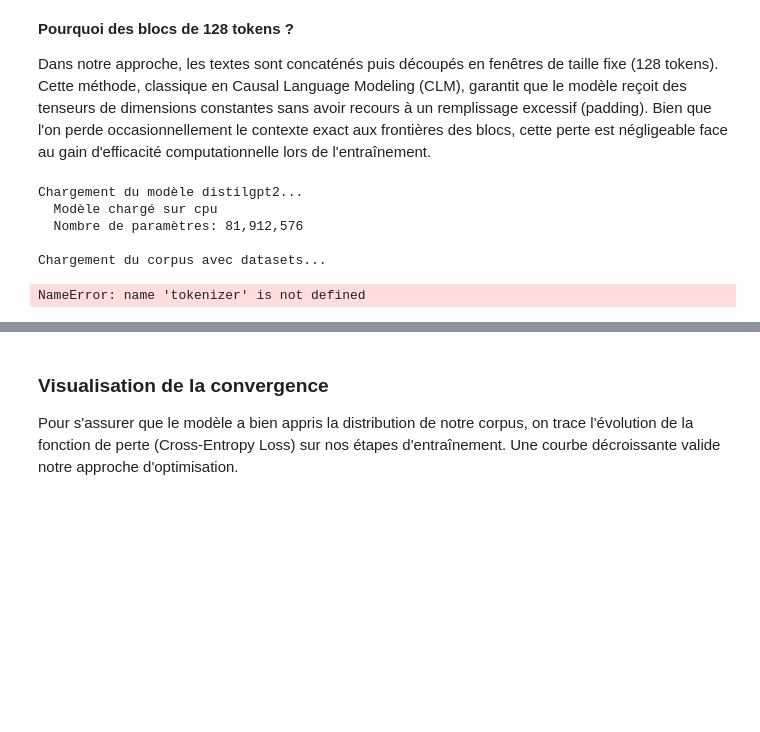
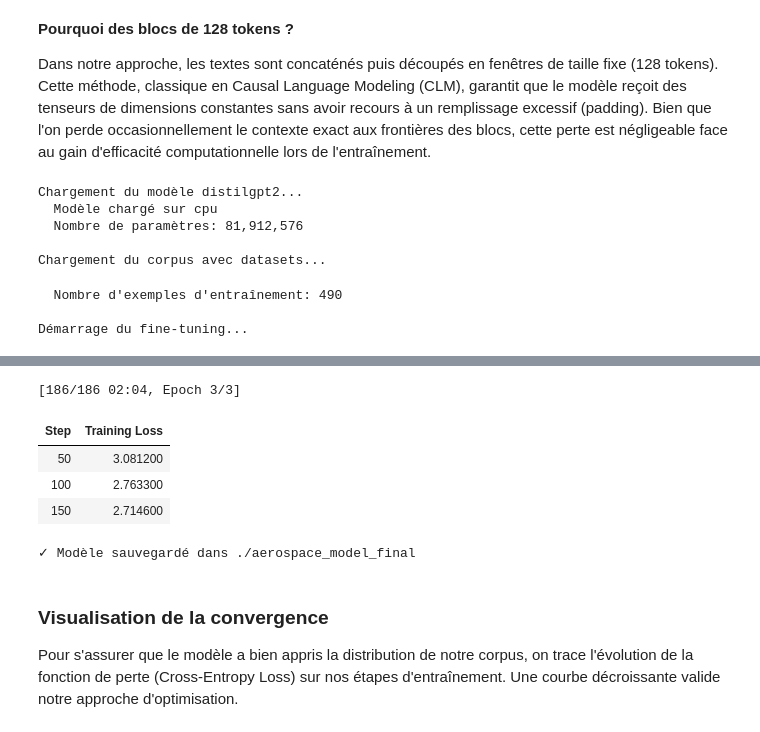
Before and after one commit to Fabichon/Portfolio-IA, a Jupyter notebook: FineTunning.ipynb, the cells around one changed output, grey strips where cells are left out. Saved outputs shown, nothing was run; the diff lists cells and outputs as text; code cells hidden in the pictures; blank space fills up the shorter version.

Commit message:
Fix: Correction complète de FineTunning.ipynb (Wikipedia HTTPS, User-Agent, et NameError multiprocessing)

```diff
--- a/FineTunning.ipynb
+++ b/FineTunning.ipynb
@@ -67,8 +67,9 @@ import wikipedia
 import re
 import os
 
-# Fix: Configuration d'un User-Agent pour éviter l'erreur 403 de Wikipedia
-wikipedia.set_user_agent("Portfolio-IA-Bot/1.0 (Portfolio Project; frankdanielou@gmail.com)")
+# Fix: Configuration d'un User-Agent et passage en HTTPS pour éviter les erreurs 403/Redirect
+wikipedia.set_user_agent("Portfolio-IA-Bot/1.0 (frankdanielou@gmail.com)")
+wikipedia.wikipedia.API_URL = "https://en.wikipedia.org/w/api.php"
 
 # Fix: Éviter le crash du kernel à cause de libiomp5md.dll
 os.environ["KMP_DUPLICATE_LIB_OK"] = "TRUE"
@@ -242,18 +243,19 @@ raw_datasets = load_dataset('text', data_files={'train': 'aerospace_corpus.txt'}
 # Le corpus est découpé en blocs de 128 tokens pour l'entraînement
 block_size = 128
 
-def tokenize_function(examples):
+def tokenize_function(examples, tokenizer):
     return tokenizer(examples["text"], truncation=True)
 
 # Tokenization du corpus
 tokenized_datasets = raw_datasets.map(
     tokenize_function,
     batched=True,
-    num_proc=4, # Utiliser plusieurs processus pour accélérer la tokenization
+    fn_kwargs={"tokenizer": tokenizer},
+    num_proc=1, # Désactivé sur Windows pour éviter les problèmes de portée (NameError)
     remove_columns=["text"]
 )
 
-def group_texts(examples):
+def group_texts(examples, block_size):
     # Concaténer tous les textes. Il y a un problème avec l'affichage de ce caractère unicode.
     concatenated_examples = {k: sum(examples[k], []) for k in examples.keys()}
     total_length = len(concatenated_examples[list(examples.keys())[0]])
@@ -271,7 +273,8 @@ def group_texts(examples):
 train_dataset = tokenized_datasets.map(
     group_texts,
     batched=True,
-    num_proc=4
+    fn_kwargs={"block_size": block_size},
+    num_proc=1 # Désactivé sur Windows pour éviter les problèmes de portée (NameError)
 ) # Utiliser num_proc pour accélérer le traitement
 
 print(f"\n  Nombre d'exemples d'entraînement: {len(train_dataset['train'])}")
@@ -318,4 +321,6 @@ Chargement du modèle distilgpt2...
   Nombre de paramètres: 81,912,576
 
 Chargement du corpus avec datasets...
-NameError: name 'tokenizer' is not defined
+  Nombre d'exemples d'entraînement: 490
+
+Démarrage du fine-tuning...
@@ -322,3 +328,9 @@ NameError: name 'tokenizer' is not defined
+[186/186 02:04, Epoch 3/3]
+| Step | Training Loss |
+| 50 | 3.081200 |
+| 100 | 2.763300 |
+| 150 | 2.714600 |
+✓ Modèle sauvegardé dans ./aerospace_model_final
 # %% [markdown]
 ### Visualisation de la convergence
 
```
Also changed, not shown: parts of 4 cells of this notebook.
